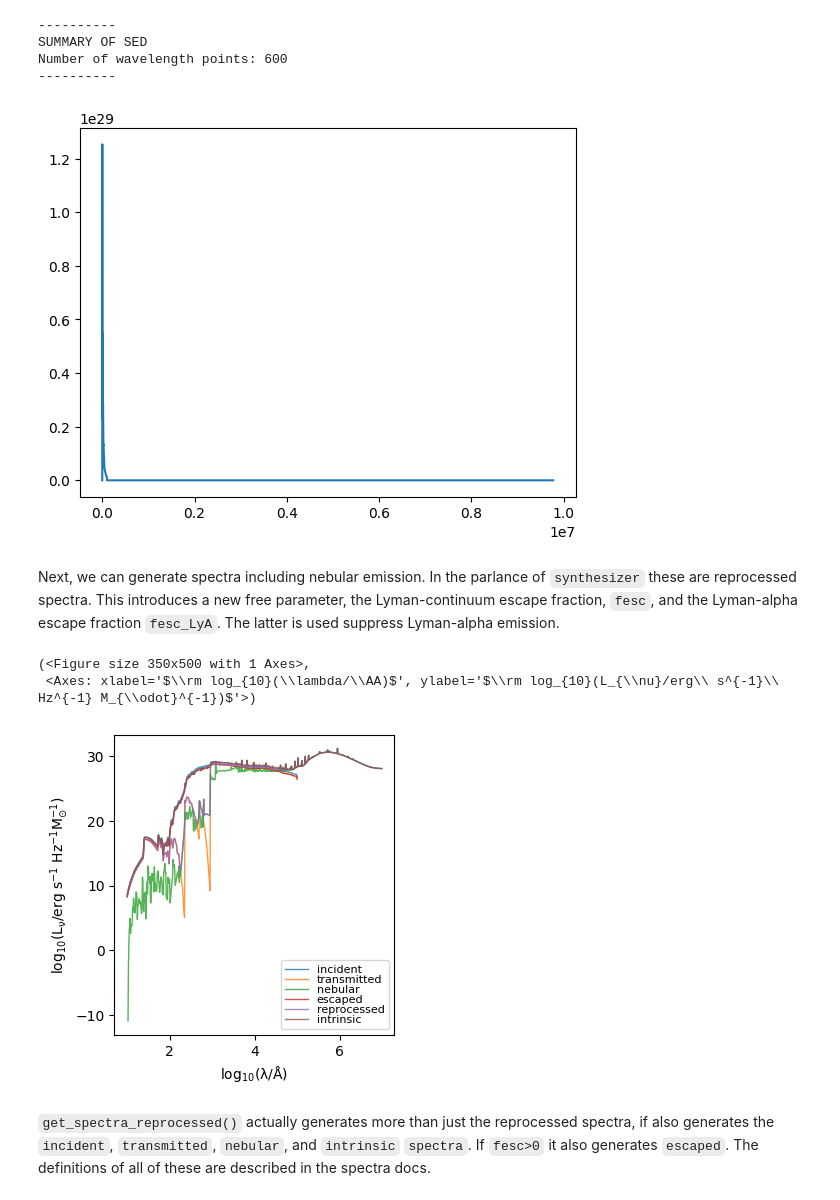
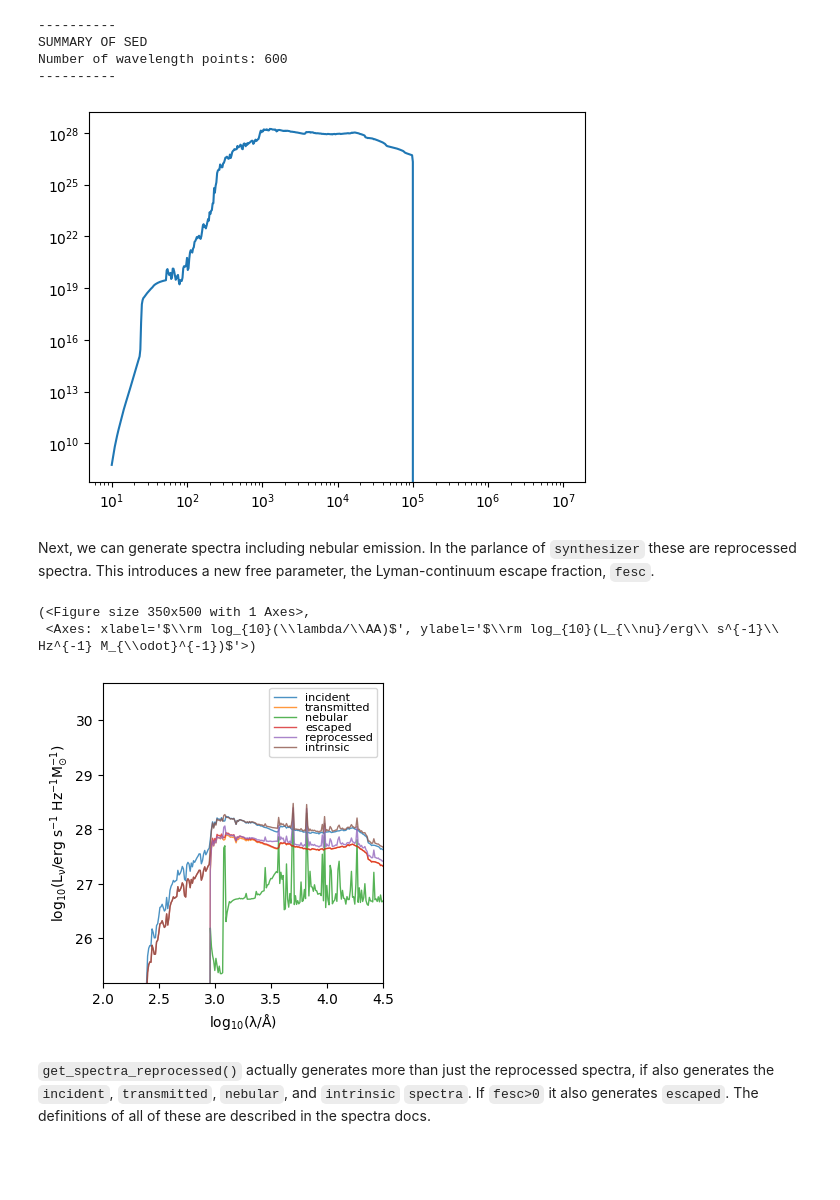
Before and after one commit to synthesizer-project/synthesizer, a Jupyter notebook: docs/source/parametric/generate_sed.ipynb, the cells around one changed output. Cells and saved outputs as stored; diff of their text form; code cells hidden in the pictures; blank space fills up the shorter version.

```diff
--- a/docs/source/parametric/generate_sed.ipynb
+++ b/docs/source/parametric/generate_sed.ipynb
@@ -23,7 +23,7 @@ grid = Grid(grid_name, grid_dir=grid_dir)
 Next we can define the star formation and metal enrichment history:
 # %%
 # define the parameters of the star formation and metal enrichment histories
-sfh_p = {'duration': 10 * Myr}
+sfh_p = {'duration': 100 * Myr}
 Z_p = {'log10Z': -2.0}  # can also use linear metallicity e.g. {'Z': 0.01}
 stellar_mass = 1E8 # in units of M_sol
 
@@ -80,12 +80,12 @@ SUMMARY OF SED
 Number of wavelength points: 600
 ----------
 # %%
-plt.plot(sed.lam, sed.lnu)
+plt.loglog(sed.lam, sed.lnu)
 plt.show()
 # %% [output]
-[figure, old version]
+[figure, new version]
 # %% [markdown]
-Next, we can generate spectra including nebular emission. In the parlance of `synthesizer` these are reprocessed spectra. This introduces a new free parameter, the Lyman-continuum escape fraction, `fesc`, and the Lyman-alpha escape fraction `fesc_LyA`. The latter is used suppress Lyman-alpha emission.
+Next, we can generate spectra including nebular emission. In the parlance of `synthesizer` these are reprocessed spectra. This introduces a new free parameter, the Lyman-continuum escape fraction, `fesc`.
 # %%
 galaxy.spectra = {}
 galaxy.get_spectra_reprocessed(grid, fesc = 0.5)
@@ -93,7 +93,7 @@ galaxy.plot_spectra()
 # %% [output]
 (<Figure size 350x500 with 1 Axes>,
  <Axes: xlabel='$\\rm log_{10}(\\lambda/\\AA)$', ylabel='$\\rm log_{10}(L_{\\nu}/erg\\ s^{-1}\\ Hz^{-1} M_{\\odot}^{-1})$'>)
-[figure, old version]
+[figure, new version]
 # %% [markdown]
 `get_spectra_reprocessed()` actually generates more than just the reprocessed spectra, if also generates the `incident`, `transmitted`, `nebular`, and `intrinsic` `spectra`. If `fesc>0` it also generates `escaped`. The definitions of all of these are described in the spectra docs.
 # %% [markdown]
```
Also changed, not shown: parts of 24 cells of this notebook, 2 other files.
